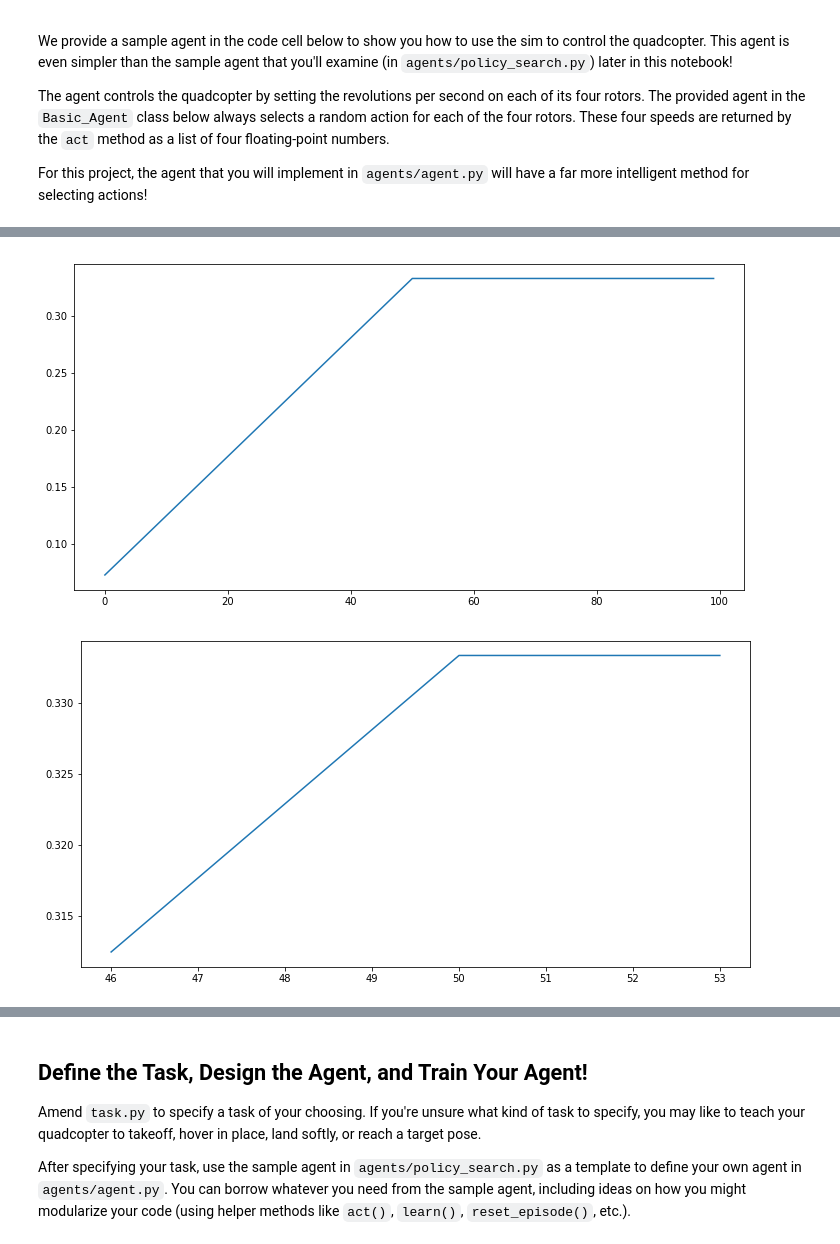
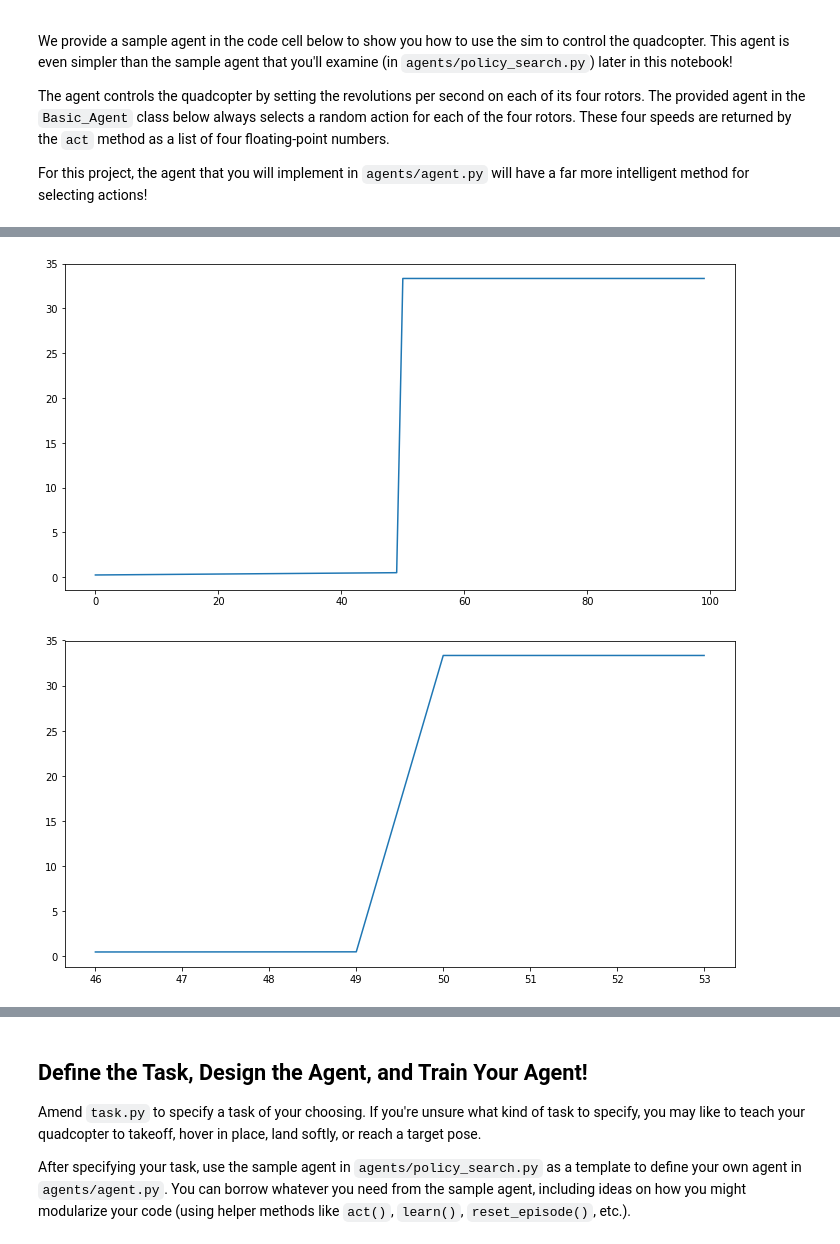
Before and after one commit to IvanBrasilico/RL-Quadcopter-2, a Jupyter notebook: Quadcopter_Project-Simplified_Z.ipynb, the cells around one changed output, grey strips where cells are left out. Saved outputs shown, nothing was run; the diff lists cells and outputs as text; code cells hidden in the pictures.

```diff
--- a/Quadcopter_Project-Simplified_Z.ipynb
+++ b/Quadcopter_Project-Simplified_Z.ipynb
@@ -90,15 +96,15 @@ plot_rewards(reward_function_tanh)
 # %%
-def reward_function(task):
+def reward_function_linear(task):
     if task.sim.done and task.sim.runtime > task.sim.time:
-        reward = -64.
+        reward = -6400.
     elif task.sim.pose[2] >= task.target_pos[2]:  # agent has crossed the target height
-        reward = 64.  # bonus reward
+        reward = 6400.  # bonus reward
         done = True
     else:
-        reward = 64. - (abs(task.sim.pose[:3] - task.target_pos[:3])).sum()
+        reward = 100. - (abs(task.sim.pose[:3] - task.target_pos[:3])).sum()
     return reward / (task.action_repeat * 64)
 
-plot_rewards(reward_function)
+plot_rewards(reward_function_linear)
 # %% [output]
-[figure, old version]
+[figure, new version]
-[figure, old version]
+[figure, new version]
```
Also changed, not shown: parts of 23 cells of this notebook, 3 other files.
